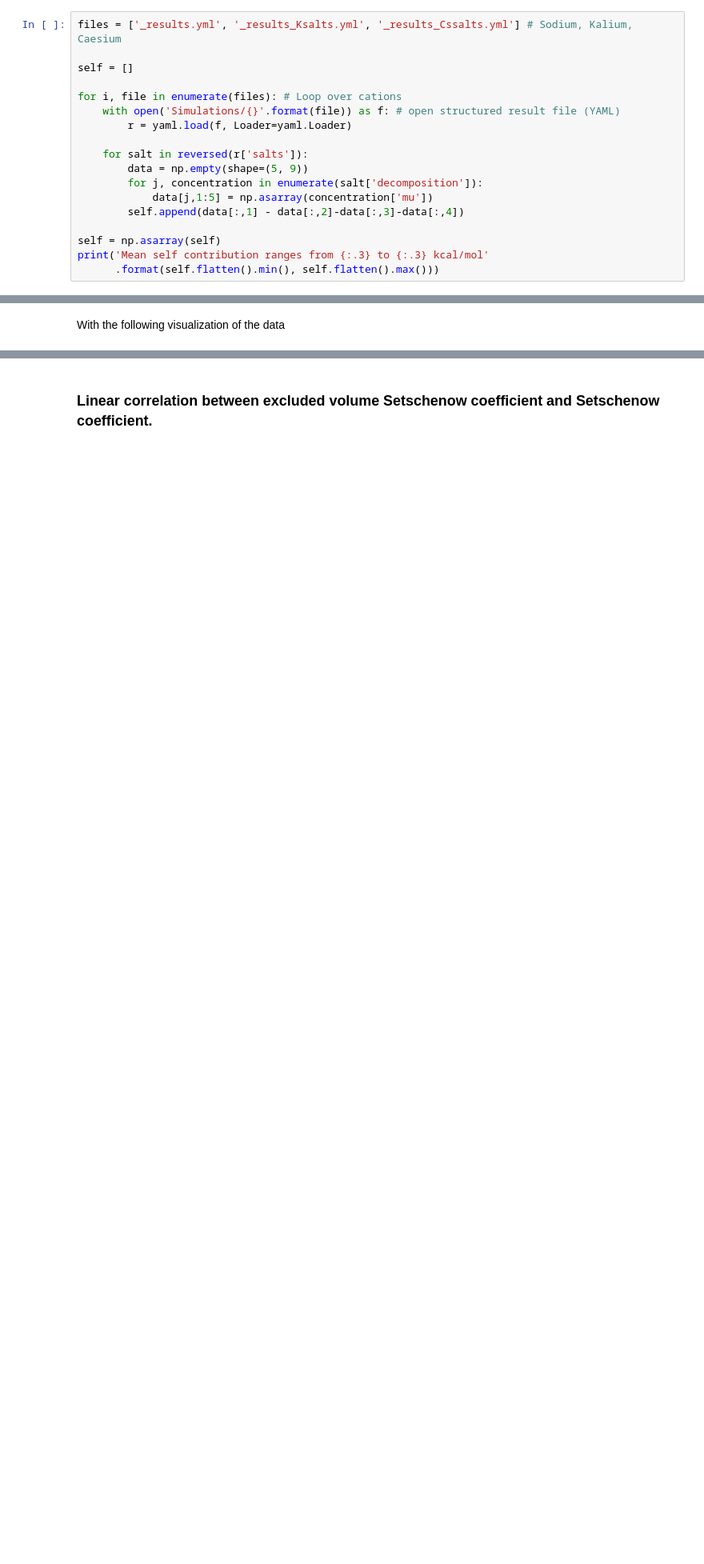
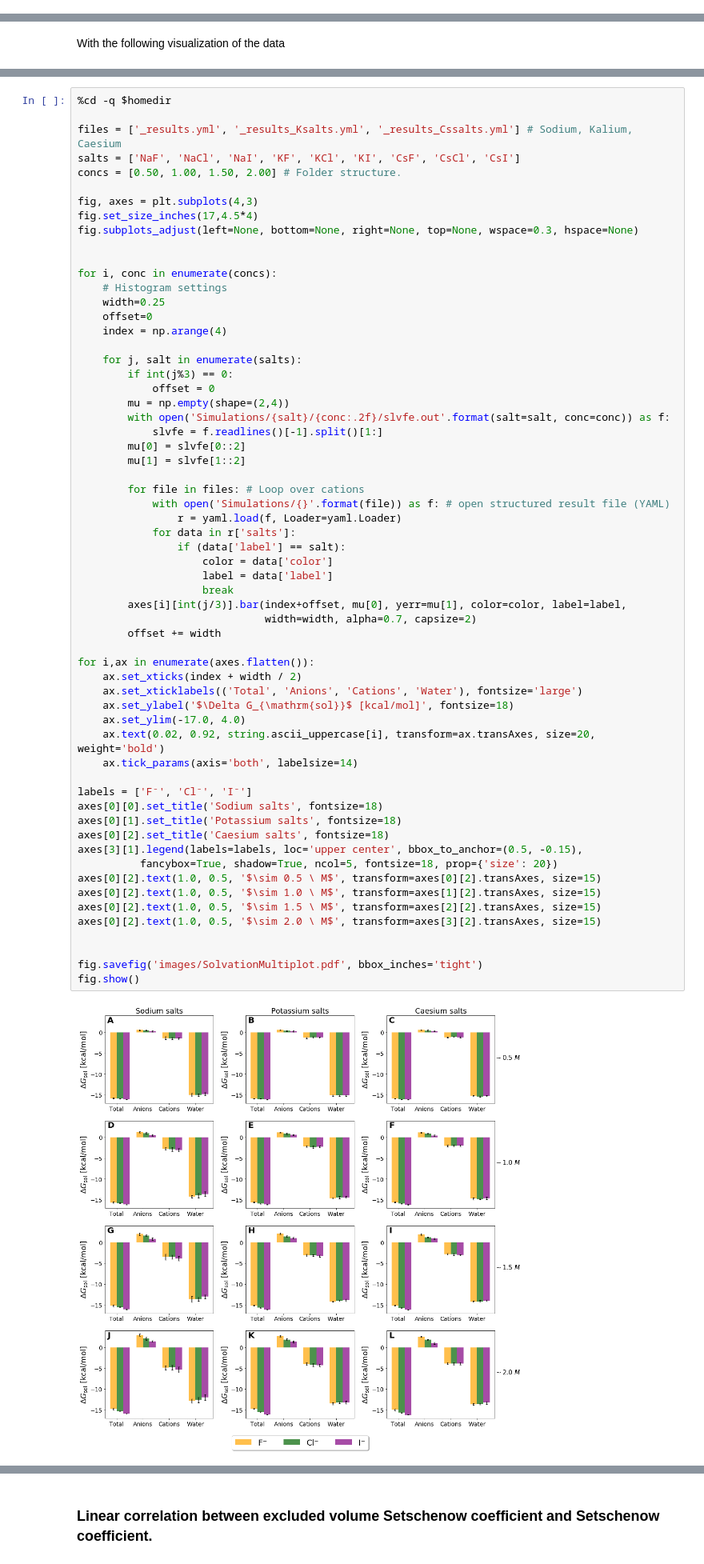
Before and after one commit to SHervoe-Hansen/Caffeine_solubility, a Jupyter notebook: Analysis.ipynb, the cells around one changed output, grey strips where cells are left out. Shown at 80% size. Cells and saved outputs as stored; diff of their text form; blank space fills up the shorter version.

Commit message:
Updated self-energy range calculation and added slvfe multiplot

```diff
--- a/Analysis.ipynb
+++ b/Analysis.ipynb
@@ -293,21 +293,3 @@ where the individual terms constitute the chemical species contribution to the s
 In the following code, we will first inspect the self-energy, being the first term of the previous equation. Next the solvation free energy's variation with salt concentration for the different salt solutions will be visualized together with the decomposition. The code is utilizing the raw output files given by ERmod, ralther than the .yml files.
 # %% [markdown]
 ### Caffeine self-energy
-# %%
-files = ['_results.yml', '_results_Ksalts.yml', '_results_Cssalts.yml'] # Sodium, Kalium, Caesium
-
-self = []
-
-for i, file in enumerate(files): # Loop over cations
-    with open('Simulations/{}'.format(file)) as f: # open structured result file (YAML)
-        r = yaml.load(f, Loader=yaml.Loader)
-
-    for salt in reversed(r['salts']):
-        data = np.empty(shape=(5, 9))
-        for j, concentration in enumerate(salt['decomposition']):
-            data[j,1:5] = np.asarray(concentration['mu'])
-        self.append(data[:,1] - data[:,2]-data[:,3]-data[:,4])
-
-self = np.asarray(self)
-print('Mean self contribution ranges from {:.3} to {:.3} kcal/mol'
-      .format(self.flatten().min(), self.flatten().max()))
@@ -521,3 +532,66 @@ Setschenow coefficient (CsI) = -0.054528349481043285
+# %%
+%cd -q $homedir
+
+files = ['_results.yml', '_results_Ksalts.yml', '_results_Cssalts.yml'] # Sodium, Kalium, Caesium
+salts = ['NaF', 'NaCl', 'NaI', 'KF', 'KCl', 'KI', 'CsF', 'CsCl', 'CsI']
+concs = [0.50, 1.00, 1.50, 2.00] # Folder structure.
+
+fig, axes = plt.subplots(4,3)
+fig.set_size_inches(17,4.5*4)
+fig.subplots_adjust(left=None, bottom=None, right=None, top=None, wspace=0.3, hspace=None)
+
+
+for i, conc in enumerate(concs):
+    # Histogram settings
+    width=0.25
+    offset=0
+    index = np.arange(4)
+
+    for j, salt in enumerate(salts):
+        if int(j%3) == 0:
+            offset = 0
+        mu = np.empty(shape=(2,4))
+        with open('Simulations/{salt}/{conc:.2f}/slvfe.out'.format(salt=salt, conc=conc)) as f:
+            slvfe = f.readlines()[-1].split()[1:]
+        mu[0] = slvfe[0::2]
+        mu[1] = slvfe[1::2]
+
+        for file in files: # Loop over cations
+            with open('Simulations/{}'.format(file)) as f: # open structured result file (YAML)
+                r = yaml.load(f, Loader=yaml.Loader)
+            for data in r['salts']:
+                if (data['label'] == salt):
+                    color = data['color']
+                    label = data['label']
+                    break
+        axes[i][int(j/3)].bar(index+offset, mu[0], yerr=mu[1], color=color, label=label,
+                              width=width, alpha=0.7, capsize=2)
+        offset += width
+
+for i,ax in enumerate(axes.flatten()):
+    ax.set_xticks(index + width / 2)
+    ax.set_xticklabels(('Total', 'Anions', 'Cations', 'Water'), fontsize='large')
+    ax.set_ylabel('$\Delta G_{\mathrm{sol}}$ [kcal/mol]', fontsize=18)
+    ax.set_ylim(-17.0, 4.0)
+    ax.text(0.02, 0.92, string.ascii_uppercase[i], transform=ax.transAxes, size=20, weight='bold')
+    ax.tick_params(axis='both', labelsize=14)
+
+labels = ['F⁻', 'Cl⁻', 'I⁻']
+axes[0][0].set_title('Sodium salts', fontsize=18)
+axes[0][1].set_title('Potassium salts', fontsize=18)
+axes[0][2].set_title('Caesium salts', fontsize=18)
+axes[3][1].legend(labels=labels, loc='upper center', bbox_to_anchor=(0.5, -0.15),
+          fancybox=True, shadow=True, ncol=5, fontsize=18, prop={'size': 20})
+axes[0][2].text(1.0, 0.5, '$\sim 0.5 \ M$', transform=axes[0][2].transAxes, size=15)
+axes[0][2].text(1.0, 0.5, '$\sim 1.0 \ M$', transform=axes[1][2].transAxes, size=15)
+axes[0][2].text(1.0, 0.5, '$\sim 1.5 \ M$', transform=axes[2][2].transAxes, size=15)
+axes[0][2].text(1.0, 0.5, '$\sim 2.0 \ M$', transform=axes[3][2].transAxes, size=15)
+
+
+fig.savefig('images/SolvationMultiplot.pdf', bbox_inches='tight')
+fig.show()
+# %% [output]
+[figure, added]
 # %% [markdown]
 ## Excluded volume contribution
 The individual species contribution to the chemical potential within the energy-representation theory of solvation is given by
```
Also changed, not shown: parts of 3 cells of this notebook, 1 other file.
